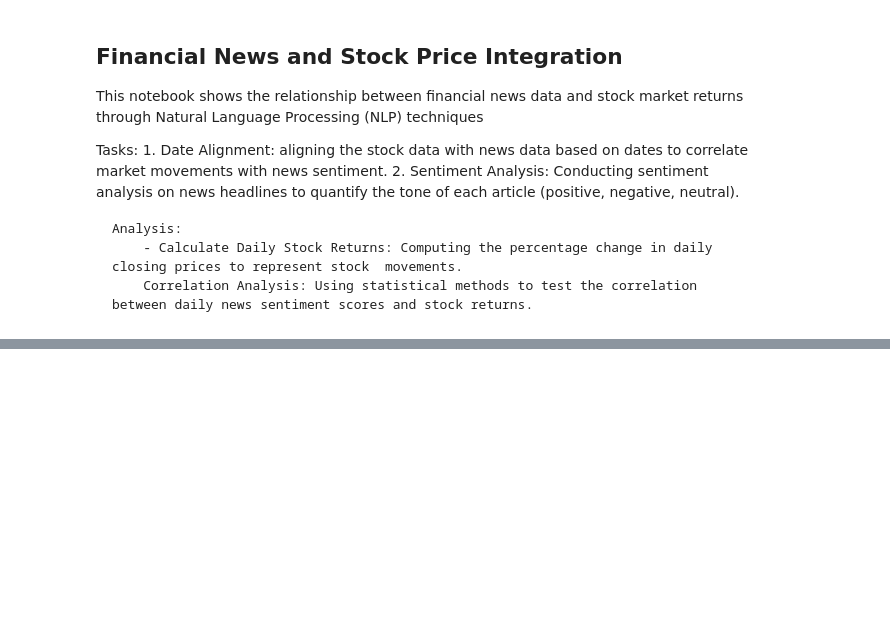
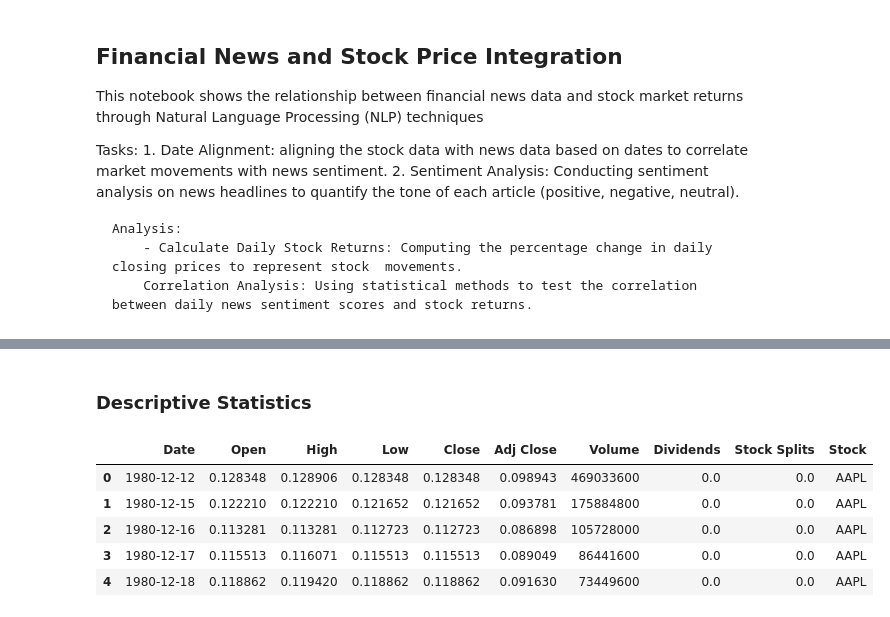
Before and after one commit to Gemechu90/Financial-News-Stock-Analysis, a Jupyter notebook: notebooks/correlation_analysis_notebooks.ipynb, the cells around one changed output, grey strips where cells are left out. Drawn from its saved outputs; the diff is of its cells as text; code cells hidden in the pictures; blank space fills up the shorter version.

```diff
--- a/notebooks/correlation_analysis_notebooks.ipynb
+++ b/notebooks/correlation_analysis_notebooks.ipynb
@@ -20,0 +25,11 @@ ModuleNotFoundError: No module named 'scripts.sentiment_correlation_analysis'
+# %% [markdown]
+### Descriptive Statistics
+# %%
+stock_data.head()
+# %% [output]
+|  | Date | Open | High | Low | Close | Adj Close | Volume | Dividends | Stock Splits | Stock |
+| 0 | 1980-12-12 | 0.128348 | 0.128906 | 0.128348 | 0.128348 | 0.098943 | 469033600 | 0.0 | 0.0 | AAPL |
+| 1 | 1980-12-15 | 0.122210 | 0.122210 | 0.121652 | 0.121652 | 0.093781 | 175884800 | 0.0 | 0.0 | AAPL |
+| 2 | 1980-12-16 | 0.113281 | 0.113281 | 0.112723 | 0.112723 | 0.086898 | 105728000 | 0.0 | 0.0 | AAPL |
+| 3 | 1980-12-17 | 0.115513 | 0.116071 | 0.115513 | 0.115513 | 0.089049 | 86441600 | 0.0 | 0.0 | AAPL |
+| 4 | 1980-12-18 | 0.118862 | 0.119420 | 0.118862 | 0.118862 | 0.091630 | 73449600 | 0.0 | 0.0 | AAPL |
```
Also changed, not shown: parts of 12 cells of this notebook.
